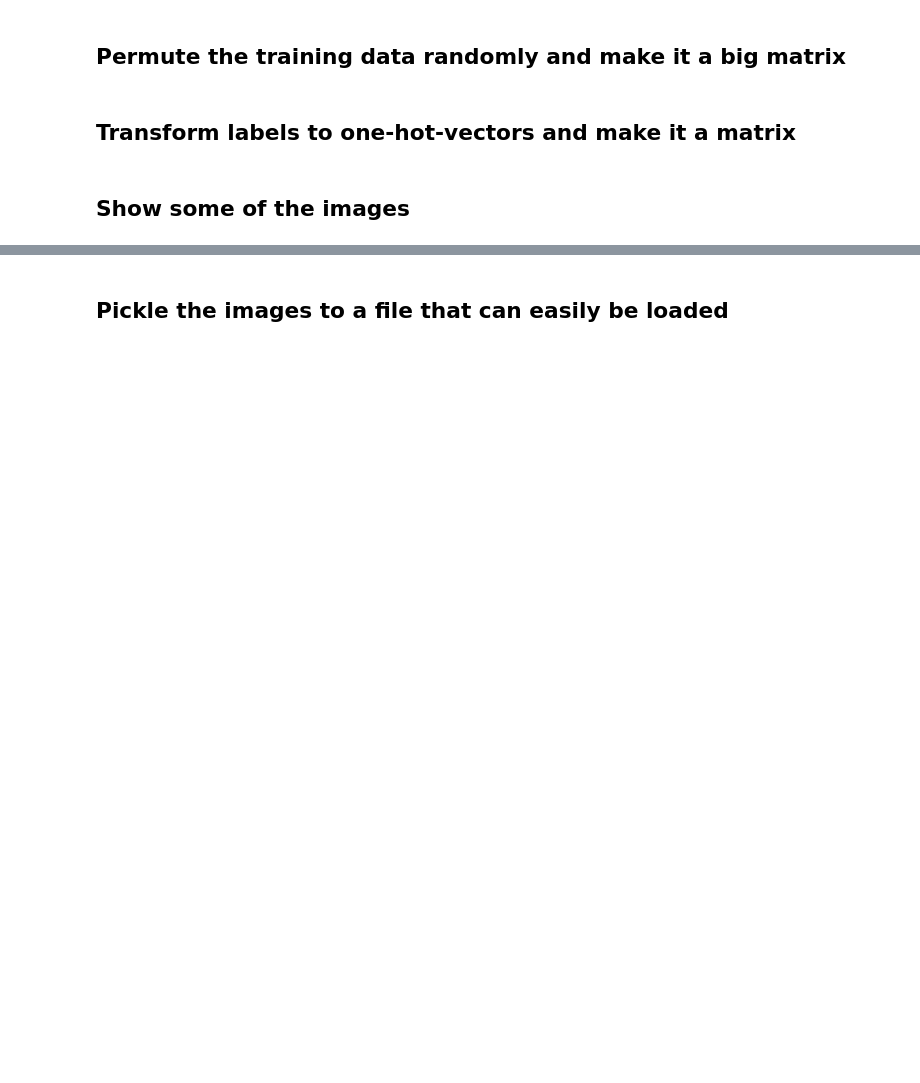
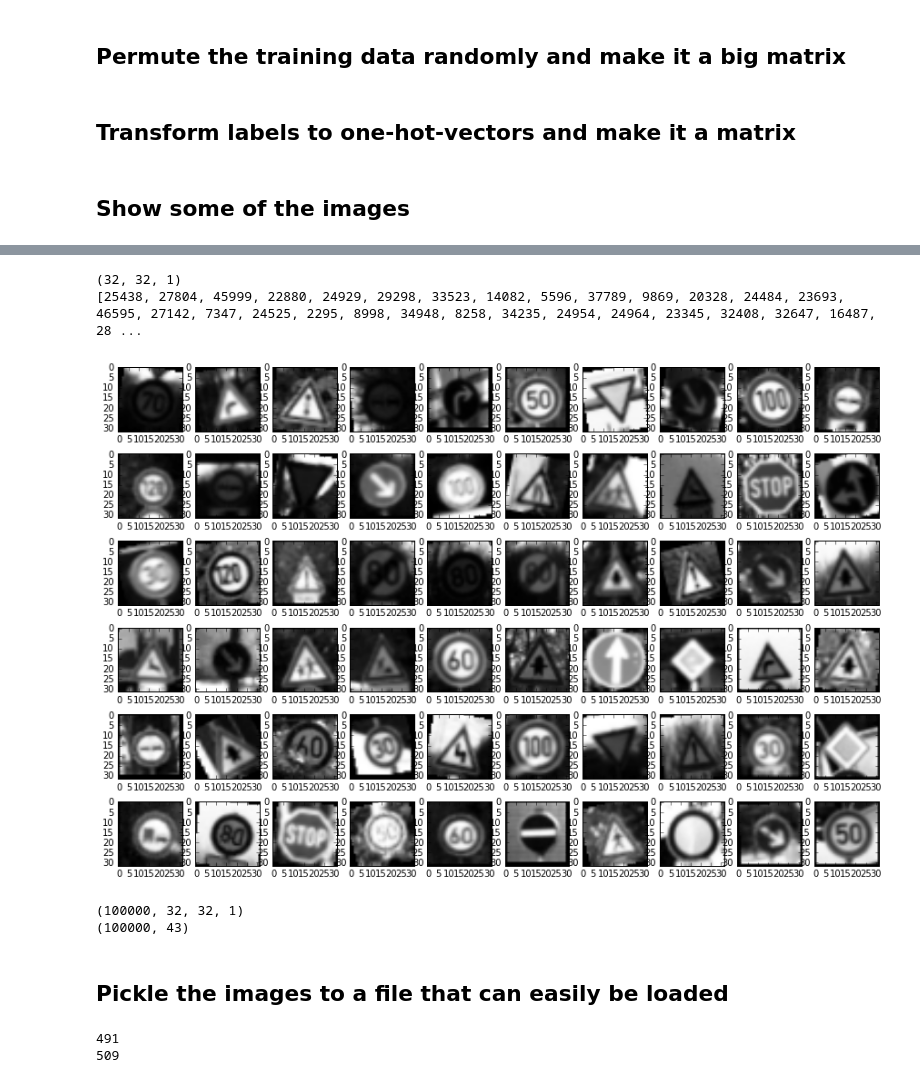
Before and after one commit to romeasy/GermanRoadsignDetection, a Jupyter notebook: preprocessing.ipynb, the cells around one changed output, grey strips where cells are left out. Cells and saved outputs as stored; diff of their text form; code cells hidden in the pictures; blank space fills up the shorter version.

```diff
--- a/preprocessing.ipynb
+++ b/preprocessing.ipynb
@@ -196,3 +337,31 @@ These new training images are derived from previous data by rotating and transla
+# %%
+num_of_plotted_imgs = 60
+imgs_per_line = 10
+random_images = [random.randrange(additional_images.shape[0]) for i in xrange(num_of_plotted_imgs)]
+print additional_images[random_images[0]].shape
+print random_images
+fig = plt.figure(figsize=(15, 10))
+for i in xrange(num_of_plotted_imgs):
+    fig.add_subplot(num_of_plotted_imgs / imgs_per_line, imgs_per_line, i+1)
+
+    if additional_images[random_images[i]].shape[2] == 1: #only y channel
+        plt.imshow(additional_images[random_images[i]].squeeze(), cmap='Greys_r')
+    else:
+        x = misc.toimage(additional_images[random_images[i]], mode='YCbCr')
+        plt.imshow(x)
+plt.show()
+# %% [output]
+(32, 32, 1)
+[25438, 27804, 45999, 22880, 24929, 29298, 33523, 14082, 5596, 37789, 9869, 20328, 24484, 23693, 46595, 27142, 7347, 24525, 2295, 8998, 34948, 8258, 34235, 24954, 24964, 23345, 32408, 32647, 16487, 28 ...
+[figure, added]
+# %%
+train_set = np.concatenate((train_set, additional_images), axis=0)
+train_labels = np.concatenate((train_labels, additional_labels), axis=0)
+print train_set.shape
+print train_labels.shape
+# %% [output]
+(100000, 32, 32, 1)
+(100000, 43)
 # %% [markdown]
 ## Pickle the images to a file that can easily be loaded
 # %%
@@ -205,2 +374,11 @@ test_name = 'test_data.pkl'
 with open(test_name, 'w') as f:
     pickle.dump([test_set, test_labels], f, pickle.HIGHEST_PROTOCOL)
+# %%
+angles = []
+for i in range(1000):
+    angles.append((random.random()*15.) * (-1)**(random.random() > 0.5))
+print np.sum(np.array(angles) > 0)
+print np.sum(np.array(angles) < 0)
+# %% [output]
+491
+509
```
Also changed, not shown: parts of 15 cells of this notebook.
